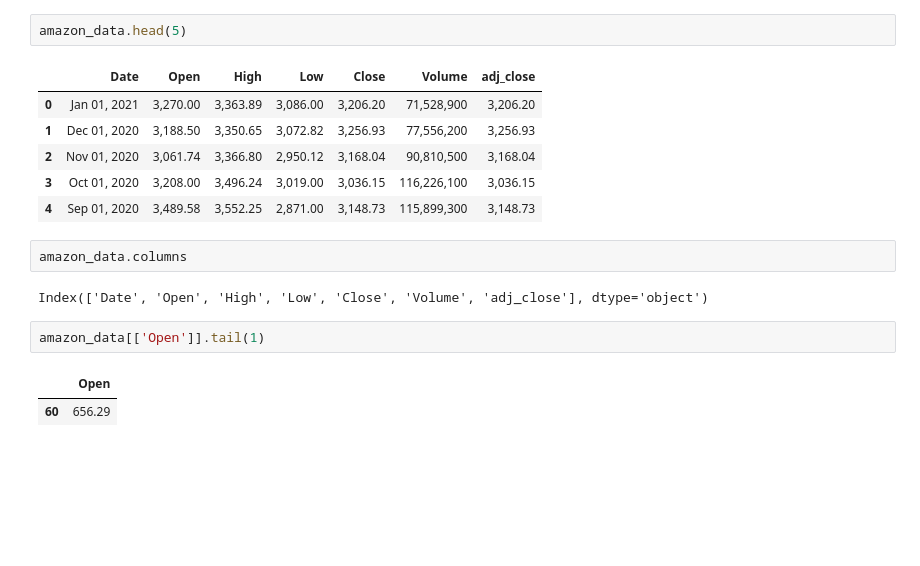
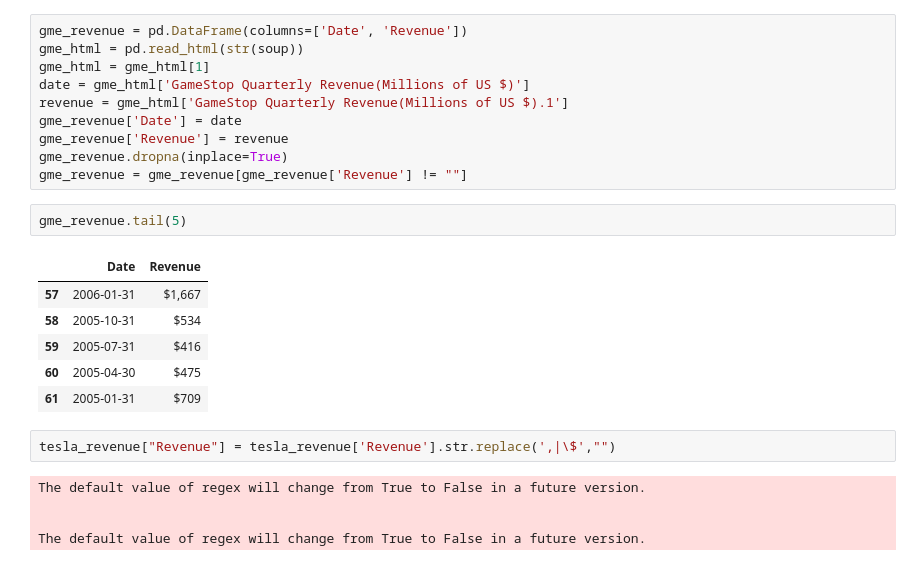
Before and after one commit to DevMoreira99/Tasks, a Jupyter notebook: TeslaExercise.ipynb, the cells around one changed output. Saved outputs shown, nothing was run; the diff lists cells and outputs as text; blank space fills up the shorter version.

```diff
--- a/TeslaExercise.ipynb
+++ b/TeslaExercise.ipynb
@@ -98,18 +92,26 @@ for row in soup.find('tbody').find_all('tr'):
-# %%
-amazon_data.head(5)
-# %% [output]
-|  | Date | Open | High | Low | Close | Volume | adj_close |
-| 0 | Jan 01, 2021 | 3,270.00 | 3,363.89 | 3,086.00 | 3,206.20 | 71,528,900 | 3,206.20 |
-| 1 | Dec 01, 2020 | 3,188.50 | 3,350.65 | 3,072.82 | 3,256.93 | 77,556,200 | 3,256.93 |
-| 2 | Nov 01, 2020 | 3,061.74 | 3,366.80 | 2,950.12 | 3,168.04 | 90,810,500 | 3,168.04 |
-| 3 | Oct 01, 2020 | 3,208.00 | 3,496.24 | 3,019.00 | 3,036.15 | 116,226,100 | 3,036.15 |
-| 4 | Sep 01, 2020 | 3,489.58 | 3,552.25 | 2,871.00 | 3,148.73 | 115,899,300 | 3,148.73 |
-# %%
-amazon_data.columns
-# %% [output]
-Index(['Date', 'Open', 'High', 'Low', 'Close', 'Volume', 'adj_close'], dtype='object')
-# %%
-amazon_data[['Open']].tail(1)
-# %% [output]
-|  | Open |
-| 60 | 656.29 |
+# %%
+gme_revenue = pd.DataFrame(columns=['Date', 'Revenue'])
+gme_html = pd.read_html(str(soup))
+gme_html = gme_html[1]
+date = gme_html['GameStop Quarterly Revenue(Millions of US $)']
+revenue = gme_html['GameStop Quarterly Revenue(Millions of US $).1']
+gme_revenue['Date'] = date
+gme_revenue['Revenue'] = revenue
+gme_revenue.dropna(inplace=True)
+gme_revenue = gme_revenue[gme_revenue['Revenue'] != ""]
+# %%
+gme_revenue.tail(5)
+# %% [output]
+|  | Date | Revenue |
+| 57 | 2006-01-31 | $1,667 |
+| 58 | 2005-10-31 | $534 |
+| 59 | 2005-07-31 | $416 |
+| 60 | 2005-04-30 | $475 |
+| 61 | 2005-01-31 | $709 |
+# %%
+tesla_revenue["Revenue"] = tesla_revenue['Revenue'].str.replace(',|\$',"")
+# %% [output]
+The default value of regex will change from True to False in a future version.
+
+
+The default value of regex will change from True to False in a future version.
```
Also changed, not shown: parts of 19 cells of this notebook.
